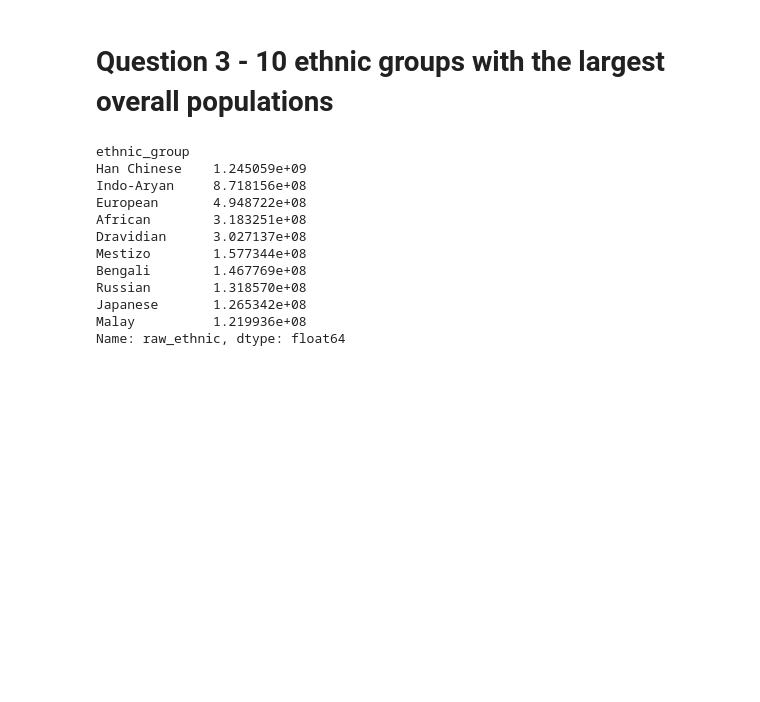
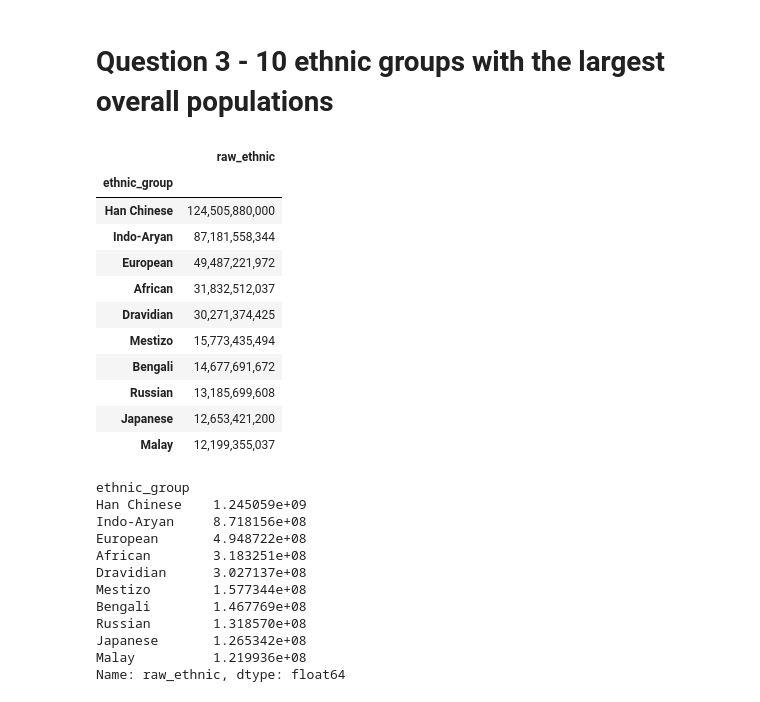
Before and after one commit to Gilo243/Springboard_DataScienceIntensive, a Jupyter notebook: data_wrangling_xml/sliderule_dsi_xml_exercise.ipynb, the cells around one changed output. Cells and saved outputs as stored; diff of their text form; code cells hidden in the pictures; blank space fills up the shorter version.

```diff
--- a/data_wrangling_xml/sliderule_dsi_xml_exercise.ipynb
+++ b/data_wrangling_xml/sliderule_dsi_xml_exercise.ipynb
@@ -73,0 +88,12 @@ root = document.getroot()
+# %%
+inf_mor = {}
+for element in root.iter('country'):
+    country = element.find('name').text
+    try:
+        mor_rate = float(element.find('infant_mortality').text)
+    except AttributeError:
+        continue
+
+    inf_mor[country] = mor_rate
+
+sorted(inf_mor.items(), key= lambda x:x[1])[:10]
@@ -124,3 +210,34 @@ city_pop.head(10)
 | 977 | Shenzhen | census | 10,358,381 | 2010 |
 # %% [markdown]
 # Question 3 - 10 ethnic groups with the largest overall populations
+# %%
+ethnic_pops = []
+for element in root.iter('country'):
+    country = element.find('name').text
+    population = element.findall('population')[-1].text
+    for ethnic_group in element.findall('ethnicgroup'):
+        Dic = dict()
+        Dic['ethnic_group'] = ethnic_group.text
+        Dic['pop_percent'] = float(ethnic_group.get('percentage'))
+        Dic['country'] = country
+        Dic['population'] = int(population)
+        ethnic_pops.append(Dic)
+
+df_ethnic = pd.DataFrame(ethnic_pops)
+df_ethnic['raw_ethnic'] = df_ethnic.population * df_ethnic.pop_percent
+g = df_ethnic.groupby('ethnic_group').agg(lambda x:np.dot(x['pop_percent'], x['population']))[['raw_ethnic']].sort_values('raw_ethnic',ascending = False)[:10]
+g.raw_ethnic = g.raw_ethnic.map('{:,.0f}'.format)
+g
+# %% [output]
+|  | raw_ethnic |
+| ethnic_group |  |
+| Han Chinese | 124,505,880,000 |
+| Indo-Aryan | 87,181,558,344 |
+| European | 49,487,221,972 |
+| African | 31,832,512,037 |
+| Dravidian | 30,271,374,425 |
+| Mestizo | 15,773,435,494 |
+| Bengali | 14,677,691,672 |
+| Russian | 13,185,699,608 |
+| Japanese | 12,653,421,200 |
+| Malay | 12,199,355,037 |
```
Also changed, not shown: parts of 16 cells of this notebook.
